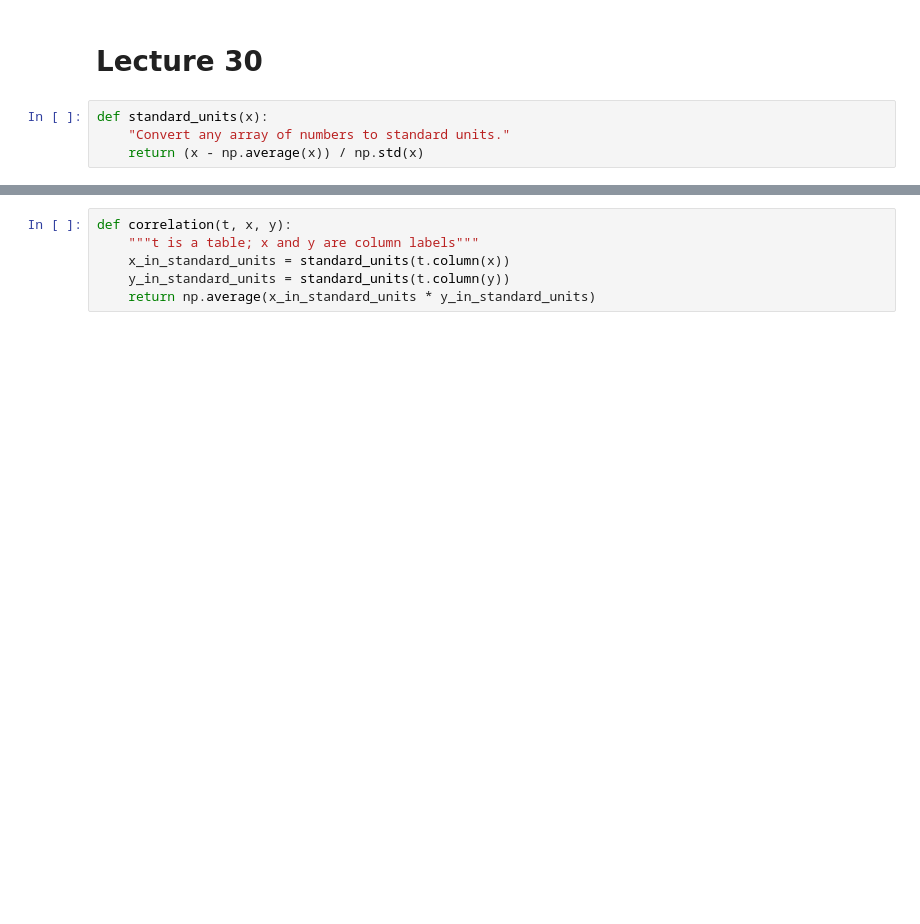
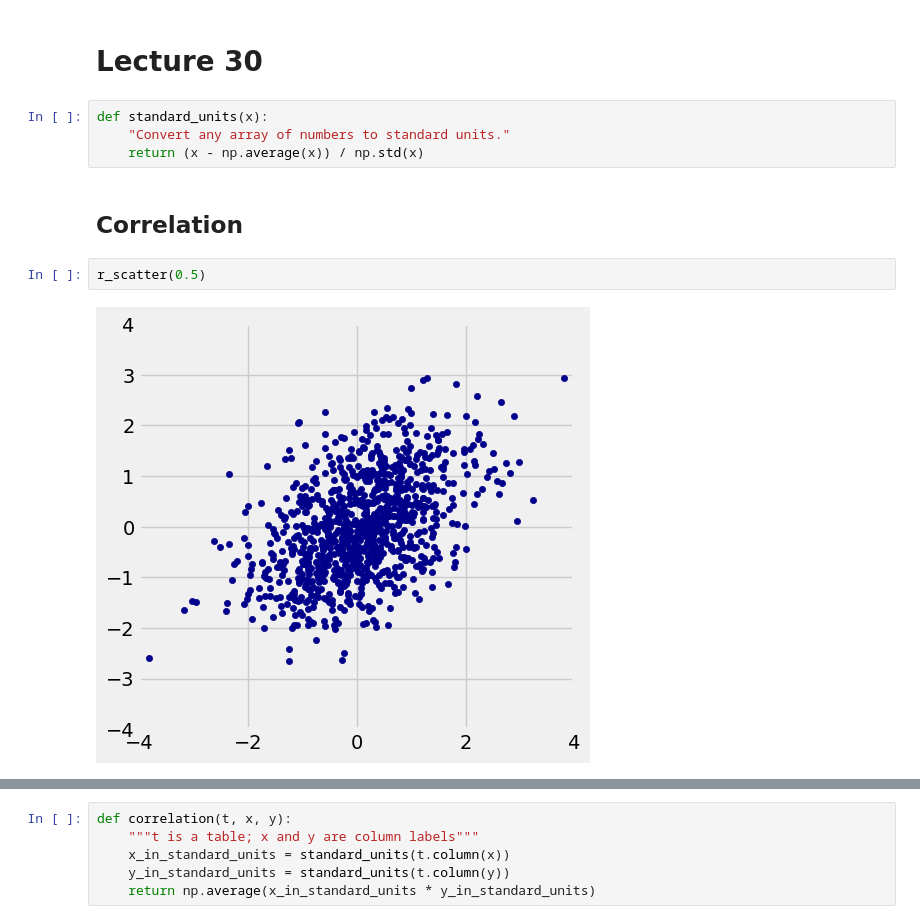
Before and after one commit to bludka/materials-sp22, a Jupyter notebook: lectures/lec30.ipynb, the cells around one changed output, grey strips where cells are left out. Cells and saved outputs as stored; diff of their text form; blank space fills up the shorter version.

```diff
--- a/lectures/lec30.ipynb
+++ b/lectures/lec30.ipynb
@@ -51,3 +51,9 @@ def r_table(r):
 def standard_units(x):
     "Convert any array of numbers to standard units."
     return (x - np.average(x)) / np.std(x)
+# %% [markdown]
+## Correlation
+# %%
+r_scatter(0.5)
+# %% [output]
+[figure, added]
```
Also changed, not shown: parts of 45 cells of this notebook.
